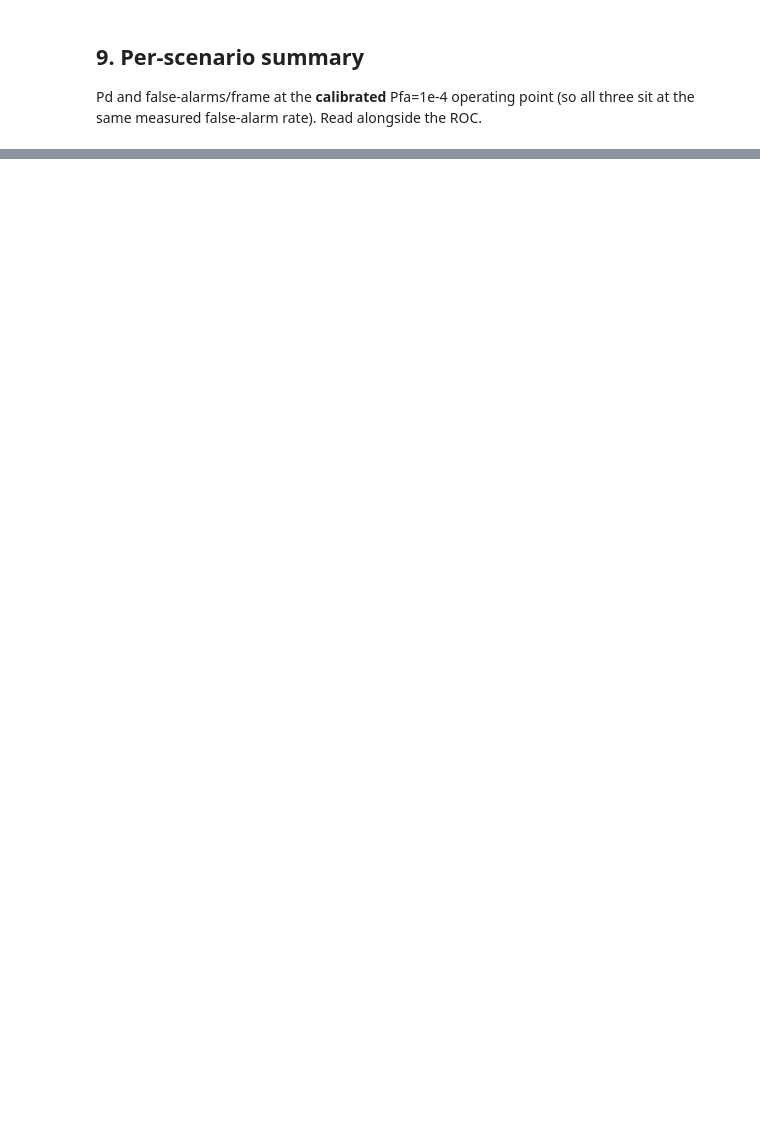
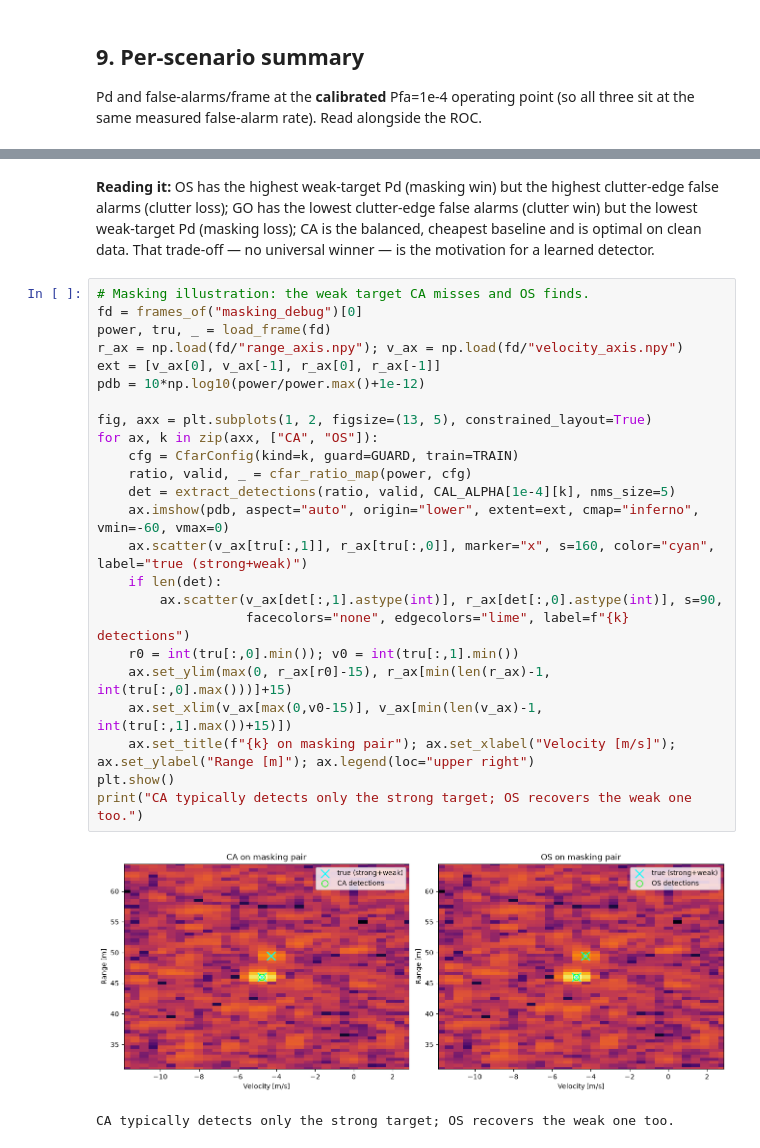
Before and after one commit to alijaafar232003/fmcw-radar-cfar-vs-dl, a Jupyter notebook: notebooks/cfar_comparison.ipynb, the cells around one changed output, grey strips where cells are left out. Drawn from its saved outputs; the diff is of its cells as text; blank space fills up the shorter version.

```diff
--- a/notebooks/cfar_comparison.ipynb
+++ b/notebooks/cfar_comparison.ipynb
@@ -382,0 +430,32 @@ pd.DataFrame(rows).set_index("scenario")
+# %% [markdown]
+**Reading it:** OS has the highest weak-target Pd (masking win) but the highest clutter-edge
+false alarms (clutter loss); GO has the lowest clutter-edge false alarms (clutter win) but the
+lowest weak-target Pd (masking loss); CA is the balanced, cheapest baseline and is optimal on
+clean data. That trade-off — no universal winner — is the motivation for a learned detector.
+# %%
+# Masking illustration: the weak target CA misses and OS finds.
+fd = frames_of("masking_debug")[0]
+power, tru, _ = load_frame(fd)
+r_ax = np.load(fd/"range_axis.npy"); v_ax = np.load(fd/"velocity_axis.npy")
+ext = [v_ax[0], v_ax[-1], r_ax[0], r_ax[-1]]
+pdb = 10*np.log10(power/power.max()+1e-12)
+
+fig, axx = plt.subplots(1, 2, figsize=(13, 5), constrained_layout=True)
+for ax, k in zip(axx, ["CA", "OS"]):
+    cfg = CfarConfig(kind=k, guard=GUARD, train=TRAIN)
+    ratio, valid, _ = cfar_ratio_map(power, cfg)
+    det = extract_detections(ratio, valid, CAL_ALPHA[1e-4][k], nms_size=5)
+    ax.imshow(pdb, aspect="auto", origin="lower", extent=ext, cmap="inferno", vmin=-60, vmax=0)
+    ax.scatter(v_ax[tru[:,1]], r_ax[tru[:,0]], marker="x", s=160, color="cyan", label="true (strong+weak)")
+    if len(det):
+        ax.scatter(v_ax[det[:,1].astype(int)], r_ax[det[:,0].astype(int)], s=90,
+                   facecolors="none", edgecolors="lime", label=f"{k} detections")
+    r0 = int(tru[:,0].min()); v0 = int(tru[:,1].min())
+    ax.set_ylim(max(0, r_ax[r0]-15), r_ax[min(len(r_ax)-1, int(tru[:,0].max()))]+15)
+    ax.set_xlim(v_ax[max(0,v0-15)], v_ax[min(len(v_ax)-1, int(tru[:,1].max())+15)])
+    ax.set_title(f"{k} on masking pair"); ax.set_xlabel("Velocity [m/s]"); ax.set_ylabel("Range [m]"); ax.legend(loc="upper right")
+plt.show()
+print("CA typically detects only the strong target; OS recovers the weak one too.")
+# %% [output]
+[figure, added]
+CA typically detects only the strong target; OS recovers the weak one too.
```
Also changed, not shown: parts of 7 cells of this notebook, 4 other files.
